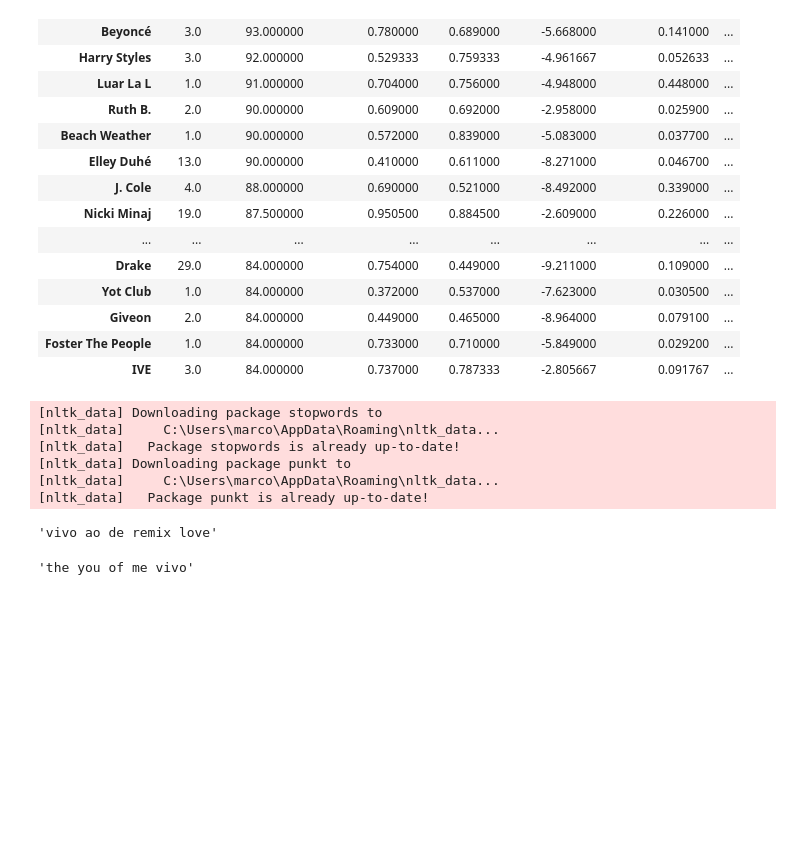
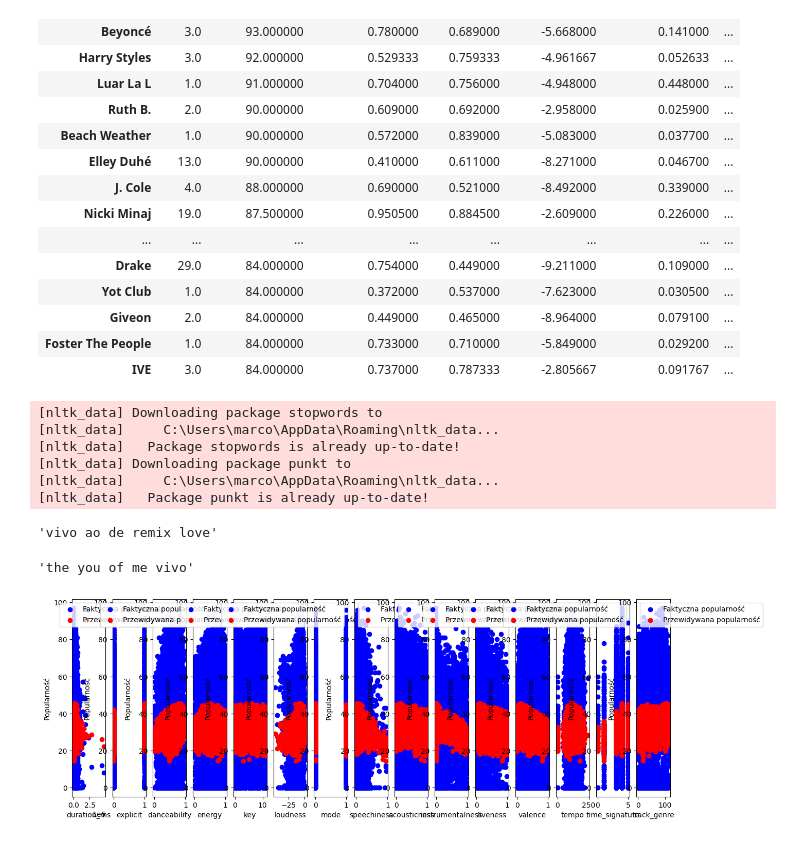
Before and after one commit to MarekPrzydanek/PythonProjekt, a Jupyter notebook: src/main.ipynb, the cells around one changed output. Cells and saved outputs as stored; diff of their text form; code cells hidden in the pictures; blank space fills up the shorter version.

```diff
--- a/src/main.ipynb
+++ b/src/main.ipynb
@@ -424,60 +424,57 @@ song_title
 # %% [output]
 'the you of me vivo'
 # %%
-#7.Trenowanie modelu: Przewidywanie popularności piosenki(idealne parametry) sckit-learn
-# import pandas as pd
-# from sklearn.model_selection import train_test_split
-# from sklearn.linear_model import LinearRegression
-# from sklearn.metrics import mean_squared_error
+# 7.Trenowanie modelu: Przewidywanie popularności piosenki(idealne parametry) sckit-learn
+import numpy as np
+import seaborn as sns
+from sklearn.model_selection import train_test_split
+from sklearn.linear_model import LinearRegression
+from sklearn.metrics import mean_squared_error
 
-# df = pd.read_csv('dataset.csv')
+df = pd.read_csv('dataset.csv')
 
-# df['track_genre'] = df['track_genre'].astype('category').cat.codes
+df['track_genre'] = df['track_genre'].astype('category').cat.codes
 
-# features = [
-#   'duration_ms',
-#   'explicit',
-#   'danceability',
-#   'energy',
-#   'key',
-#   'loudness',
-#   'mode',
-#   'speechiness',
-#   'acousticness',
-#   'instrumentalness',
-#   'liveness',
-#   'valence',
-#   'tempo',
-#   'time_signature',
-#   'track_genre'
-# ]
+features = [
+  'duration_ms',
+  'explicit',
+  'danceability',
+  'energy',
+  'key',
+  'loudness',
+  'mode',
+  'speechiness',
+  'acousticness',
+  'instrumentalness',
+  'liveness',
+  'valence',
+  'tempo',
+  'time_signature',
+  'track_genre'
+]
 
-# X = df[features]
-# y = df['popularity']
+X = df[features]
+y = df['popularity']
 
-# X_train, X_test, y_train, y_test = train_test_split(X, y, test_size=.2, random_state=42)
+X_train, X_test, y_train, y_test = train_test_split(X, y, test_size=0.2, random_state=42)
 
-# model = LinearRegression()
+model = LinearRegression()
+model.fit(X_train, y_train)
 
-# model.fit(X_train, y_train)
+y_pred = model.predict(X_test)
+fig, axes = plt.subplots(nrows=1, ncols=len(X.columns), figsize=(15, 5))
 
-# y_pred = model.predict(X_test)
+for i, column in enumerate(X.columns):
+    axes[i].scatter(X_test[column], y_test, color='blue', label='Faktyczna popularność')
+    axes[i].scatter(X_test[column], y_pred, color='red', label='Przewidywana popularność')
+    axes[i].set_xlabel(column)
+    axes[i].set_ylabel('Popularność')
+    axes[i].legend()
 
-# mse = mean_squared_error(y_test, y_pred)
-# print("Mean Squared Error:", mse)
 
-# #8.Zastosowanie alternatywnych klasyfikatorów i parametrów (fine tuning)
-# from sklearn.model_selection import GridSearchCV
-# from sklearn.ensemble import RandomForestClassifier
+plt.show()
 
-# classifier = RandomForestClassifier()
-# param_grid = {'n_estimators': [100, 200, 300], 'max_depth': [5, 10, 15]}
-
-# grid_search = GridSearchCV(classifier, param_grid, cv=5)
-# grid_search.fit(X, y)
-
-# best_params = grid_search.best_params_
-# best_score = grid_search.best_score_
-
-# print("Best Parameters:", best_params)
-# print("Best Score:", best_score)
+mse = mean_squared_error(y_test, y_pred)
+print("Mean Squared Error:", mse)
+# %% [output]
+[figure, added]
```
Also changed, not shown: parts of 3 cells of this notebook.
